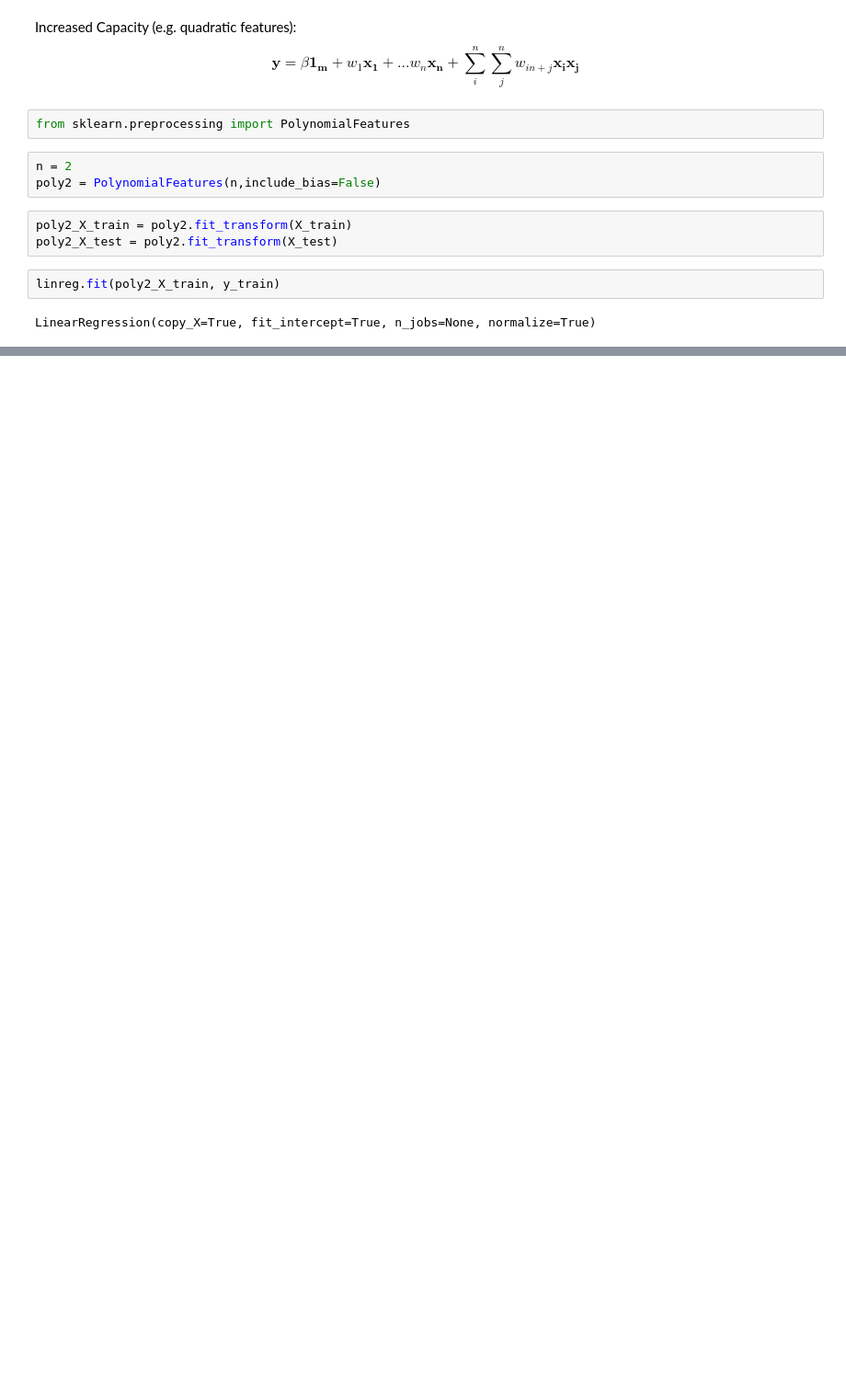
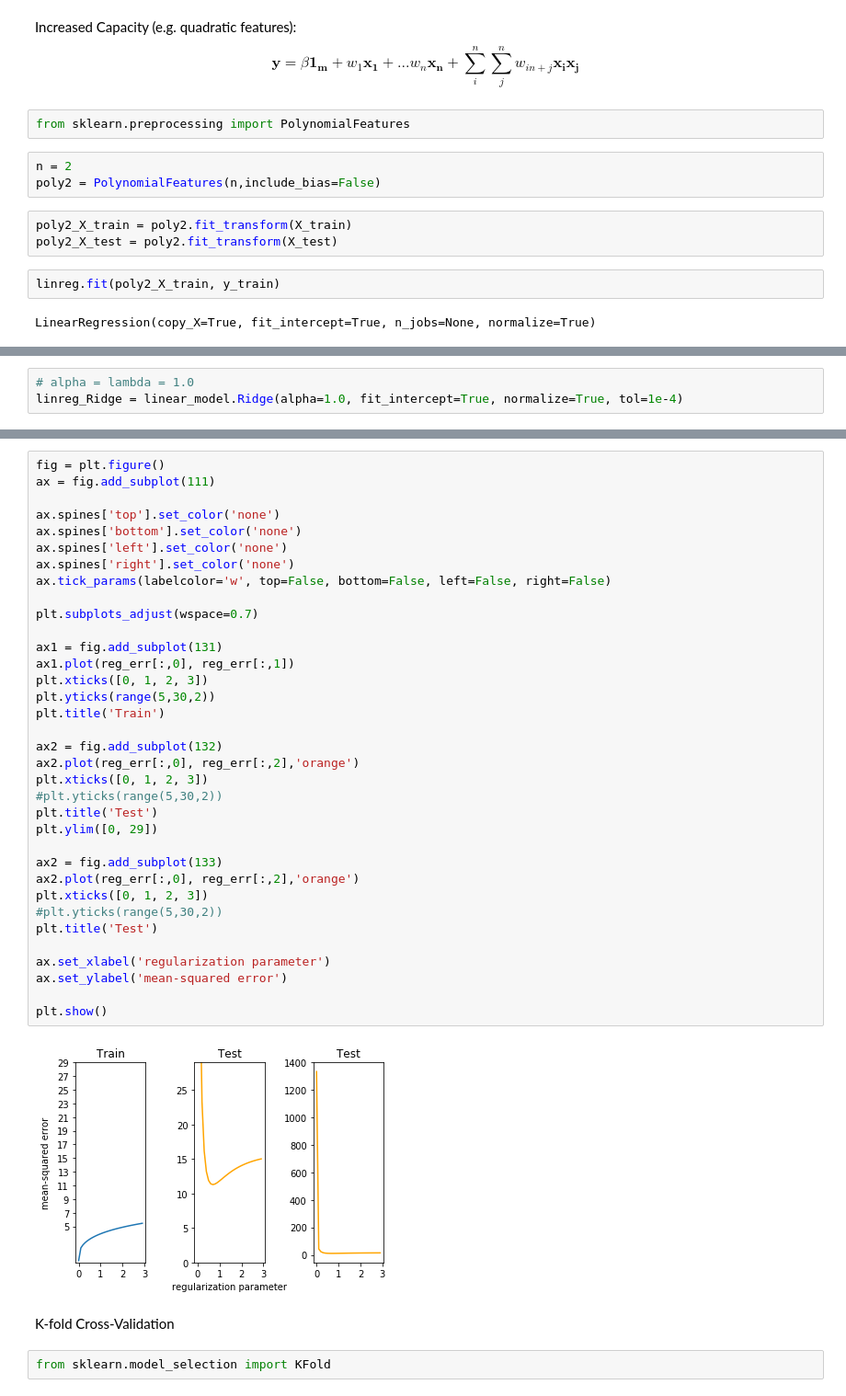
Before and after one commit to pseastham/Machine-Learning-Basics-I, a Jupyter notebook: Machine Learning Basics.ipynb, the cells around one changed output, grey strips where cells are left out. Shown: that part at 92% size. Cells and saved outputs as stored; diff of their text form; blank space fills up the shorter version.

```diff
--- a/Machine Learning Basics.ipynb
+++ b/Machine Learning Basics.ipynb
@@ -155,0 +162,3 @@ Coefficients:  [ 1.46006643e+00  4.93877937e-01  1.68730808e+00 ...  1.95491574e
+# %%
+# alpha = lambda = 1.0
+linreg_Ridge = linear_model.Ridge(alpha=1.0, fit_intercept=True, normalize=True, tol=1e-4)
@@ -155,0 +220,41 @@ Coefficients:  [ 1.46006643e+00  4.93877937e-01  1.68730808e+00 ...  1.95491574e
+# %%
+fig = plt.figure()
+ax = fig.add_subplot(111)
+
+ax.spines['top'].set_color('none')
+ax.spines['bottom'].set_color('none')
+ax.spines['left'].set_color('none')
+ax.spines['right'].set_color('none')
+ax.tick_params(labelcolor='w', top=False, bottom=False, left=False, right=False)
+
+plt.subplots_adjust(wspace=0.7)
+
+ax1 = fig.add_subplot(131)
+ax1.plot(reg_err[:,0], reg_err[:,1])
+plt.xticks([0, 1, 2, 3])
+plt.yticks(range(5,30,2))
+plt.title('Train')
+
+ax2 = fig.add_subplot(132)
+ax2.plot(reg_err[:,0], reg_err[:,2],'orange')
+plt.xticks([0, 1, 2, 3])
+#plt.yticks(range(5,30,2))
+plt.title('Test')
+plt.ylim([0, 29])
+
+ax2 = fig.add_subplot(133)
+ax2.plot(reg_err[:,0], reg_err[:,2],'orange')
+plt.xticks([0, 1, 2, 3])
+#plt.yticks(range(5,30,2))
+plt.title('Test')
+
+ax.set_xlabel('regularization parameter')
+ax.set_ylabel('mean-squared error')
+
+plt.show()
+# %% [output]
+[figure, added]
+# %% [markdown]
+K-fold Cross-Validation
+# %%
+from sklearn.model_selection import KFold
```
Also changed, not shown: parts of 15 cells of this notebook.
